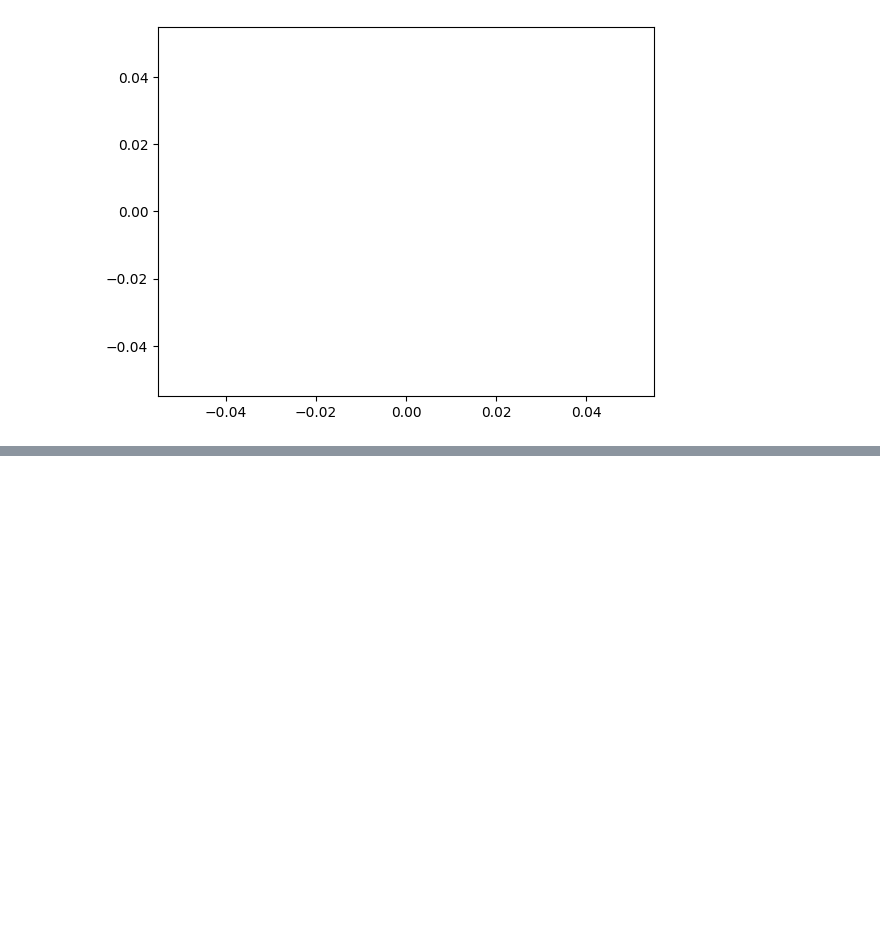
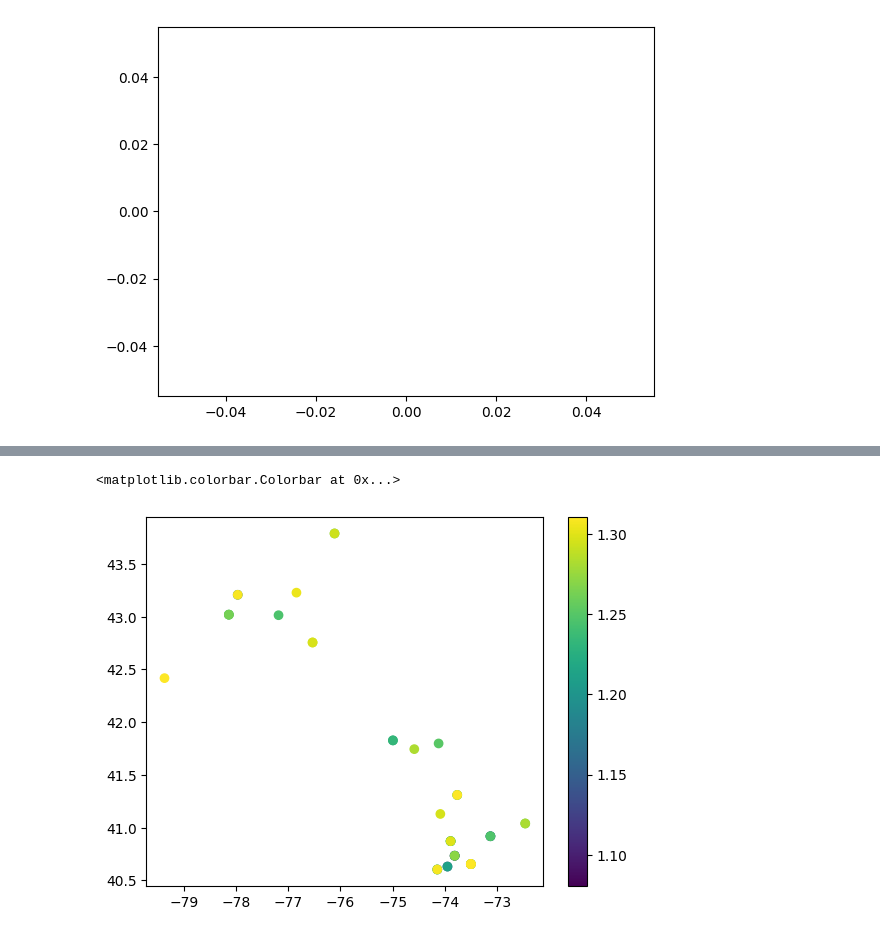
Before and after one commit to shmaronshmevans/AI2ES, a Jupyter notebook: notebooks/ny_err_unbox.ipynb, the cells around one changed output, grey strips where cells are left out. Saved outputs shown, nothing was run; the diff lists cells and outputs as text; code cells hidden in the pictures; blank space fills up the shorter version.

```diff
--- a/notebooks/ny_err_unbox.ipynb
+++ b/notebooks/ny_err_unbox.ipynb
@@ -210,0 +254,2 @@ HRRR 2.2880611419677734
+# %%
+diction = pd.read_csv('/home/aevans/landtype/notebooks/nysm_coords.csv')
@@ -210,0 +260,15 @@ HRRR 2.2880611419677734
+# %%
+latdict = dict(zip(diction.station, diction.latitude))
+londict = dict(zip(diction.station, diction.longitude))
+# %%
+rmse_to_plot['lon'] = rmse_to_plot['station'].map(londict)
+rmse_to_plot['lat'] = rmse_to_plot['station'].map(latdict)
+# %%
+top10 = rmse_to_plot[:45]
+bottom10 = rmse_to_plot[-45:]
+# %%
+plt.scatter(top10['lon'], top10['lat'], c= top10['t2m_error_sq'])
+plt.colorbar()
+# %% [output]
+<matplotlib.colorbar.Colorbar at 0x...>
+[figure, added]
```
Also changed, not shown: parts of 15 cells of this notebook.
